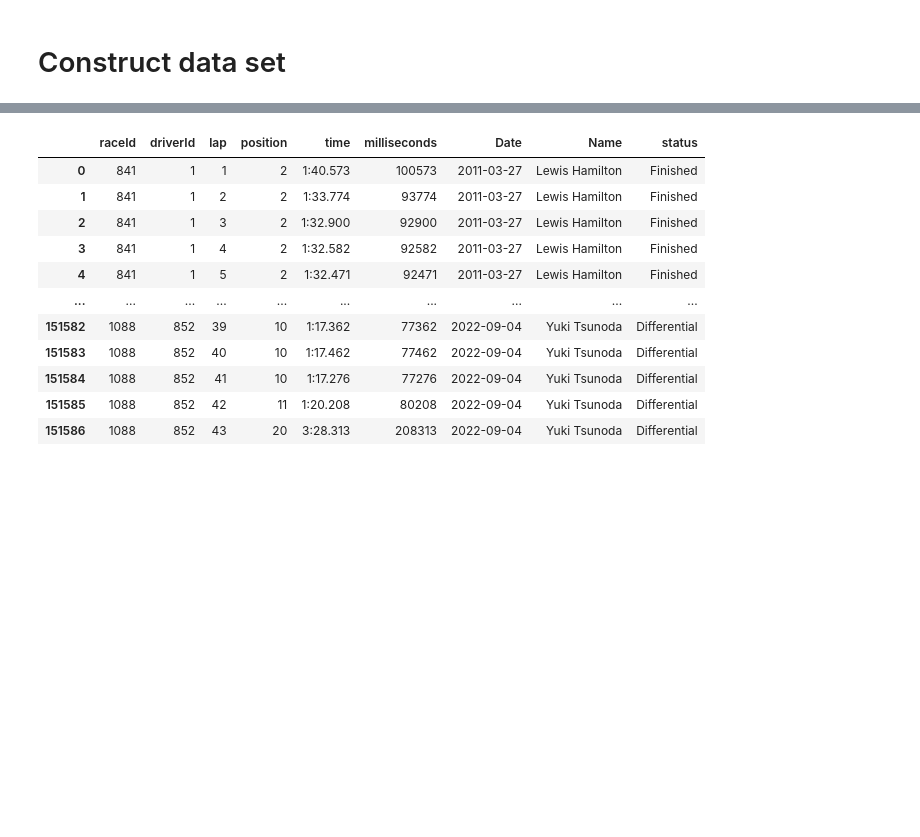
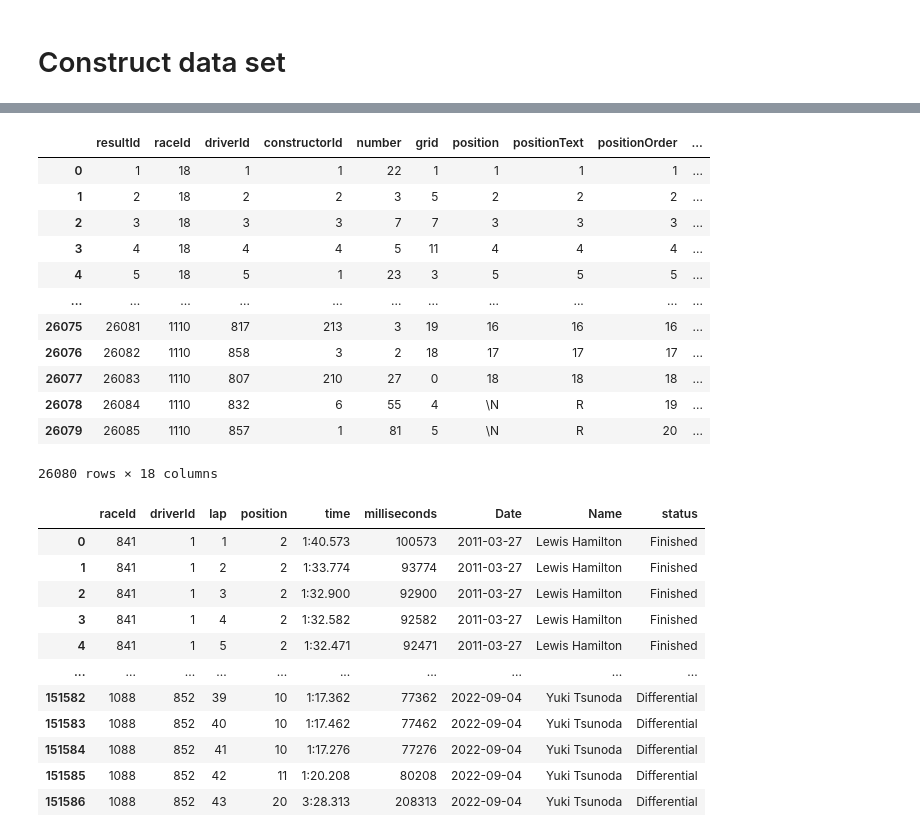
Before and after one commit to ryandouglaskish/MSAI-349-Project, a Jupyter notebook: Exploratory.ipynb, the cells around one changed output, grey strips where cells are left out. Drawn from its saved outputs; the diff is of its cells as text; code cells hidden in the pictures; blank space fills up the shorter version.

Commit message:
driver feature model

```diff
--- a/Exploratory.ipynb
+++ b/Exploratory.ipynb
@@ -24,3 +55,19 @@ races_raw_df = pd.read_csv(f'{data_dir}/races.csv')
+# %%
+results_raw_df.head()
+# %% [output]
+|  | resultId | raceId | driverId | constructorId | number | grid | position | positionText | positionOrder | ... |
+| 0 | 1 | 18 | 1 | 1 | 22 | 1 | 1 | 1 | 1 | ... |
+| 1 | 2 | 18 | 2 | 2 | 3 | 5 | 2 | 2 | 2 | ... |
+| 2 | 3 | 18 | 3 | 3 | 7 | 7 | 3 | 3 | 3 | ... |
+| 3 | 4 | 18 | 4 | 4 | 5 | 11 | 4 | 4 | 4 | ... |
+| 4 | 5 | 18 | 5 | 1 | 23 | 3 | 5 | 5 | 5 | ... |
+| ... | ... | ... | ... | ... | ... | ... | ... | ... | ... | ... |
+| 26075 | 26081 | 1110 | 817 | 213 | 3 | 19 | 16 | 16 | 16 | ... |
+| 26076 | 26082 | 1110 | 858 | 3 | 2 | 18 | 17 | 17 | 17 | ... |
+| 26077 | 26083 | 1110 | 807 | 210 | 27 | 0 | 18 | 18 | 18 | ... |
+| 26078 | 26084 | 1110 | 832 | 6 | 55 | 4 | \N | R | 19 | ... |
+| 26079 | 26085 | 1110 | 857 | 1 | 81 | 5 | \N | R | 20 | ... |
+26080 rows × 18 columns
 # %%
 drivers = drivers_raw_df[['driverId','forename','surname']].reset_index(drop=True)
 drivers['Name'] = drivers[['forename', 'surname']].agg(' '.join, axis=1)
```
Also changed, not shown: parts of 9 cells of this notebook, 6 other files.
